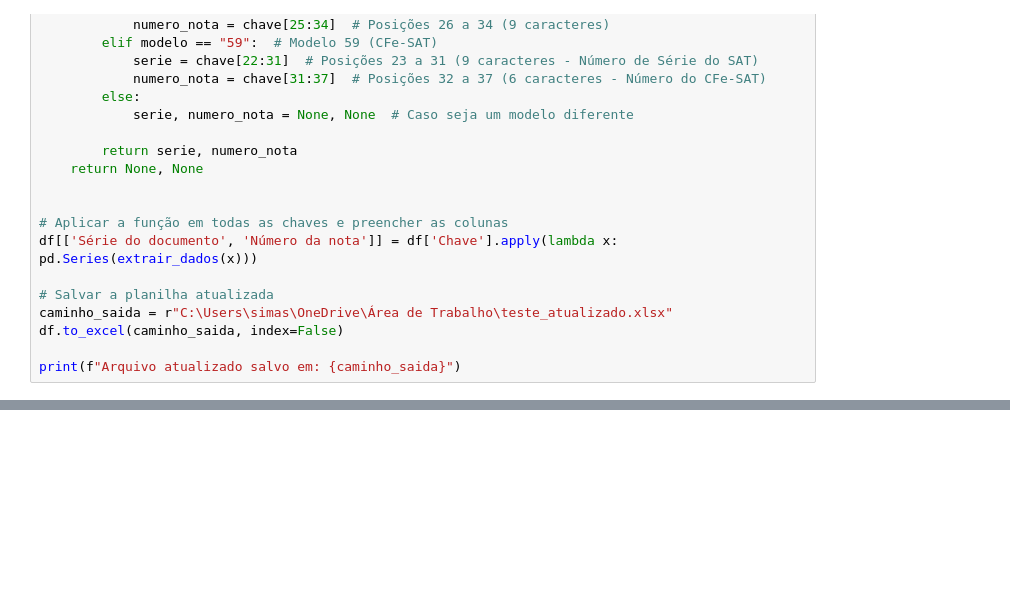
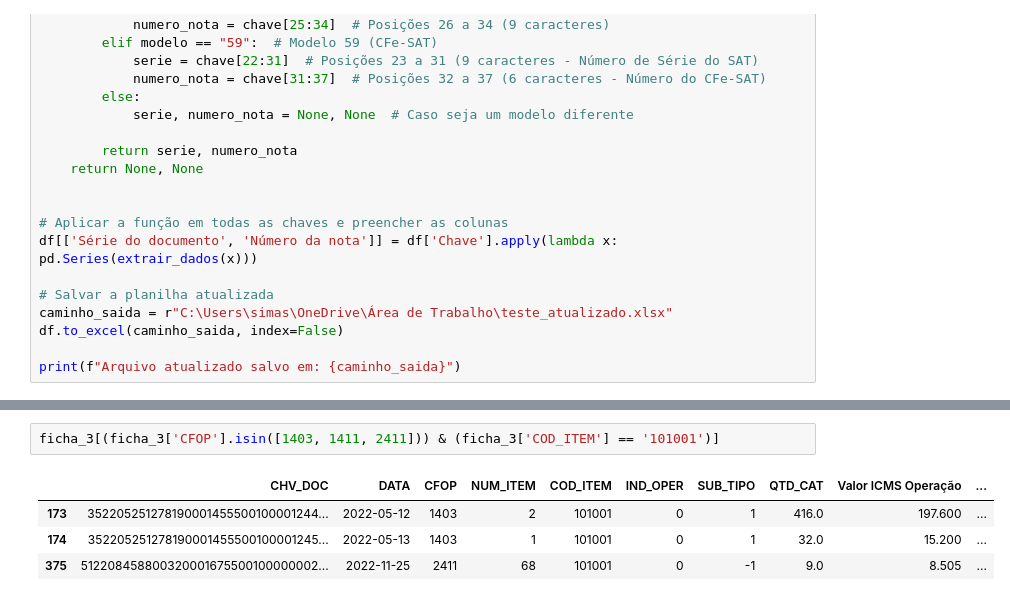
Before and after one commit to viniciuscatelani/Ressarcimento-CAT, a Jupyter notebook: src/etapas/testes_nb.ipynb, the cells around one changed output, grey strips where cells are left out. Cells and saved outputs as stored; diff of their text form; blank space fills up the shorter version.

```diff
--- a/src/etapas/testes_nb.ipynb
+++ b/src/etapas/testes_nb.ipynb
@@ -1171,0 +1281,7 @@ tabela_2
+# %%
+ficha_3[(ficha_3['CFOP'].isin([1403, 1411, 2411])) & (ficha_3['COD_ITEM'] == '101001')]
+# %% [output]
+|  | CHV_DOC | DATA | CFOP | NUM_ITEM | COD_ITEM | IND_OPER | SUB_TIPO | QTD_CAT | Valor ICMS Operação | ... |
+| 173 | 352205251278190001455500100001244... | 2022-05-12 | 1403 | 2 | 101001 | 0 | 1 | 416.0 | 197.600 | ... |
+| 174 | 352205251278190001455500100001245... | 2022-05-13 | 1403 | 1 | 101001 | 0 | 1 | 32.0 | 15.200 | ... |
+| 375 | 512208458800320001675500100000002... | 2022-11-25 | 2411 | 68 | 101001 | 0 | -1 | 9.0 | 8.505 | ... |
```
Also changed, not shown: parts of 37 cells of this notebook, 4 other files.
